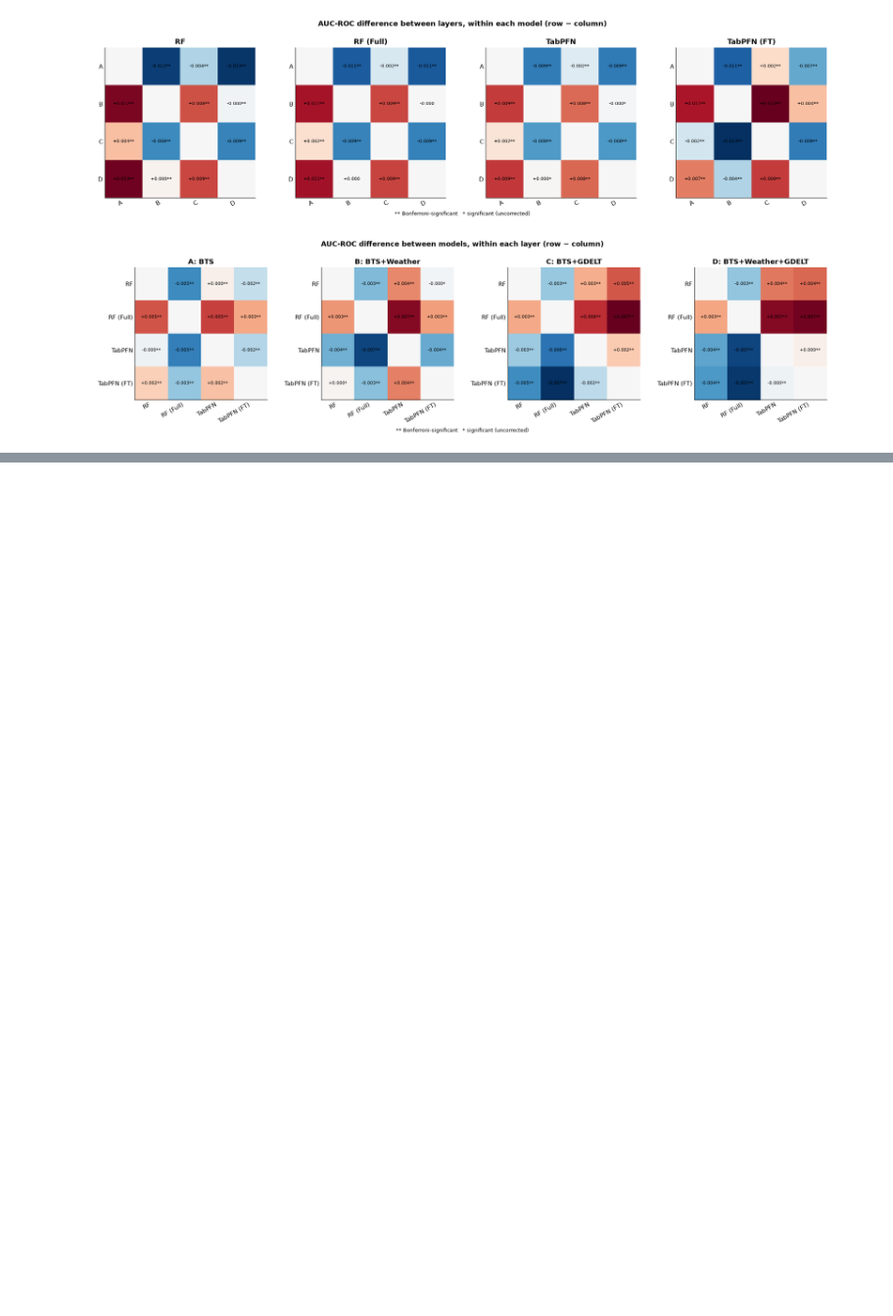
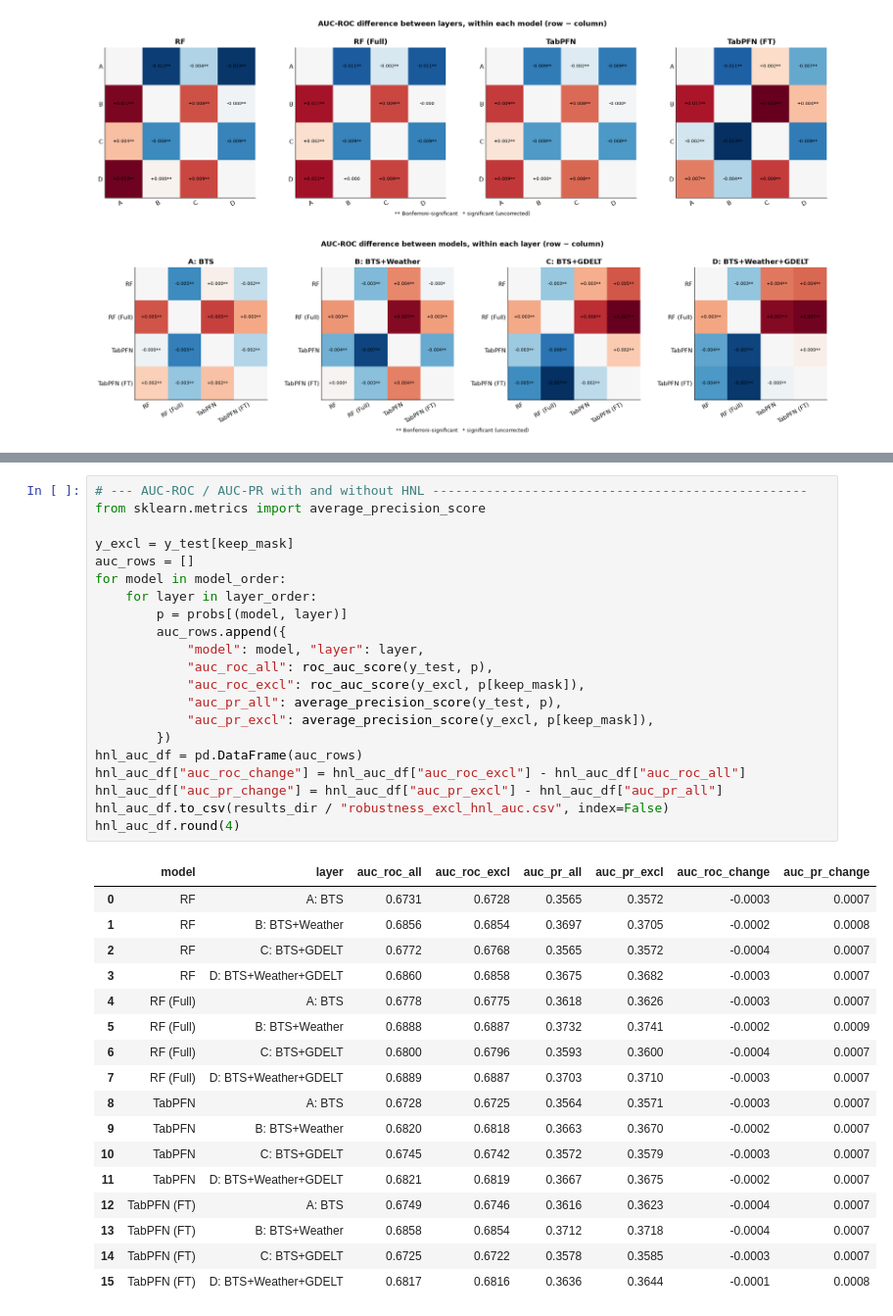
Before and after one commit to aniaand/BachelorThesisAirlineDelayPrediction, a Jupyter notebook: notebooks/results.ipynb, the cells around one changed output, grey strips where cells are left out. Shown at 98% size. Saved outputs shown, nothing was run; the diff lists cells and outputs as text; blank space fills up the shorter version.

```diff
--- a/notebooks/results.ipynb
+++ b/notebooks/results.ipynb
@@ -528,0 +648,39 @@ plot_diff_heatmaps(model_pair_df, model_order,
+# %%
+# --- AUC-ROC / AUC-PR with and without HNL -------------------------------------------------
+from sklearn.metrics import average_precision_score
+
+y_excl = y_test[keep_mask]
+auc_rows = []
+for model in model_order:
+    for layer in layer_order:
+        p = probs[(model, layer)]
+        auc_rows.append({
+            "model": model, "layer": layer,
+            "auc_roc_all": roc_auc_score(y_test, p),
+            "auc_roc_excl": roc_auc_score(y_excl, p[keep_mask]),
+            "auc_pr_all": average_precision_score(y_test, p),
+            "auc_pr_excl": average_precision_score(y_excl, p[keep_mask]),
+        })
+hnl_auc_df = pd.DataFrame(auc_rows)
+hnl_auc_df["auc_roc_change"] = hnl_auc_df["auc_roc_excl"] - hnl_auc_df["auc_roc_all"]
+hnl_auc_df["auc_pr_change"] = hnl_auc_df["auc_pr_excl"] - hnl_auc_df["auc_pr_all"]
+hnl_auc_df.to_csv(results_dir / "robustness_excl_hnl_auc.csv", index=False)
+hnl_auc_df.round(4)
+# %% [output]
+|  | model | layer | auc_roc_all | auc_roc_excl | auc_pr_all | auc_pr_excl | auc_roc_change | auc_pr_change |
+| 0 | RF | A: BTS | 0.6731 | 0.6728 | 0.3565 | 0.3572 | -0.0003 | 0.0007 |
+| 1 | RF | B: BTS+Weather | 0.6856 | 0.6854 | 0.3697 | 0.3705 | -0.0002 | 0.0008 |
+| 2 | RF | C: BTS+GDELT | 0.6772 | 0.6768 | 0.3565 | 0.3572 | -0.0004 | 0.0007 |
+| 3 | RF | D: BTS+Weather+GDELT | 0.6860 | 0.6858 | 0.3675 | 0.3682 | -0.0003 | 0.0007 |
+| 4 | RF (Full) | A: BTS | 0.6778 | 0.6775 | 0.3618 | 0.3626 | -0.0003 | 0.0007 |
+| 5 | RF (Full) | B: BTS+Weather | 0.6888 | 0.6887 | 0.3732 | 0.3741 | -0.0002 | 0.0009 |
+| 6 | RF (Full) | C: BTS+GDELT | 0.6800 | 0.6796 | 0.3593 | 0.3600 | -0.0004 | 0.0007 |
+| 7 | RF (Full) | D: BTS+Weather+GDELT | 0.6889 | 0.6887 | 0.3703 | 0.3710 | -0.0003 | 0.0007 |
+| 8 | TabPFN | A: BTS | 0.6728 | 0.6725 | 0.3564 | 0.3571 | -0.0003 | 0.0007 |
+| 9 | TabPFN | B: BTS+Weather | 0.6820 | 0.6818 | 0.3663 | 0.3670 | -0.0002 | 0.0007 |
+| 10 | TabPFN | C: BTS+GDELT | 0.6745 | 0.6742 | 0.3572 | 0.3579 | -0.0003 | 0.0007 |
+| 11 | TabPFN | D: BTS+Weather+GDELT | 0.6821 | 0.6819 | 0.3667 | 0.3675 | -0.0002 | 0.0007 |
+| 12 | TabPFN (FT) | A: BTS | 0.6749 | 0.6746 | 0.3616 | 0.3623 | -0.0004 | 0.0007 |
+| 13 | TabPFN (FT) | B: BTS+Weather | 0.6858 | 0.6854 | 0.3712 | 0.3718 | -0.0004 | 0.0007 |
+| 14 | TabPFN (FT) | C: BTS+GDELT | 0.6725 | 0.6722 | 0.3578 | 0.3585 | -0.0003 | 0.0007 |
+| 15 | TabPFN (FT) | D: BTS+Weather+GDELT | 0.6817 | 0.6816 | 0.3636 | 0.3644 | -0.0001 | 0.0008 |
```
Also changed, not shown: parts of 7 cells of this notebook, 5 other files.
